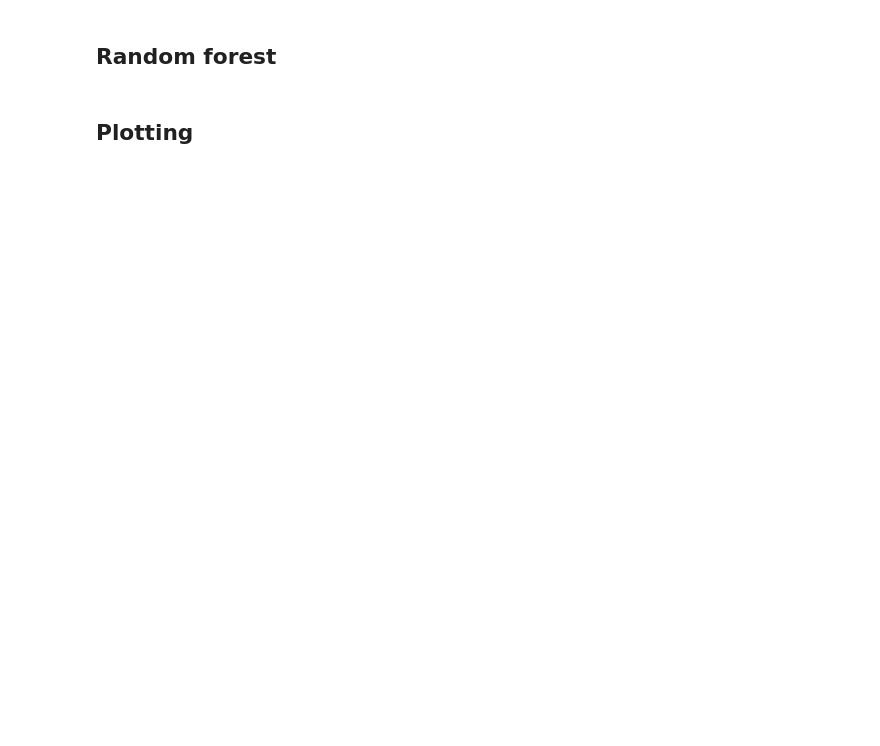
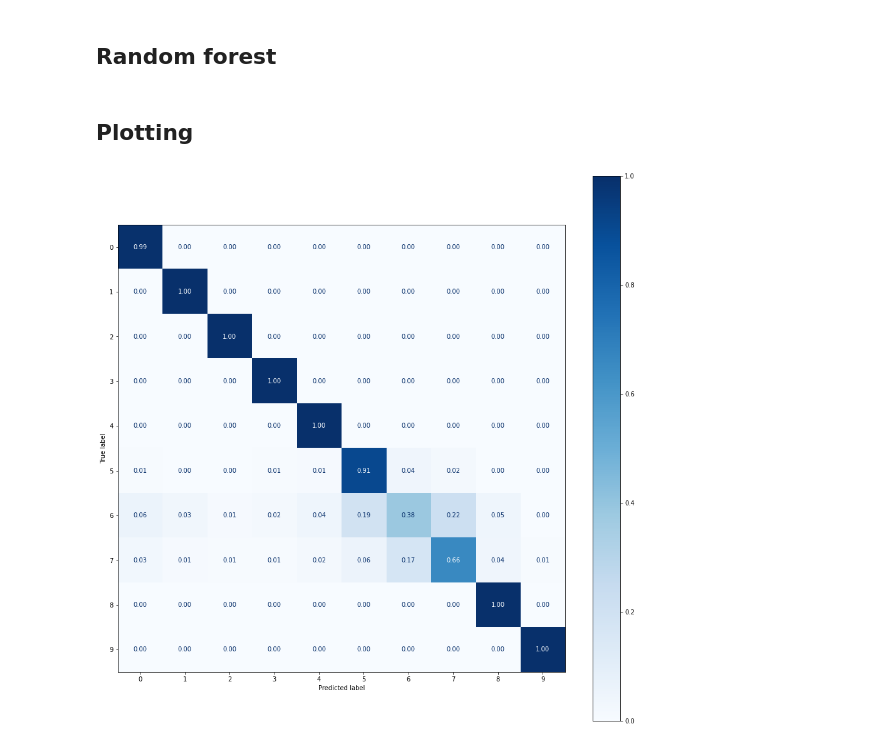
Before and after one commit to jakhac/song-popularity, a Jupyter notebook: src/training/music_features.ipynb, the cells around one changed output. Drawn from its saved outputs; the diff is of its cells as text; code cells hidden in the pictures; blank space fills up the shorter version.

Commit message:
Confusion matrix, delete create_plots, requirements updated

```diff
--- a/src/training/music_features.ipynb
+++ b/src/training/music_features.ipynb
@@ -162,3 +174,11 @@ plt.show()
+# %%
+# Confusion matrix
+fig, cax = plt.subplots(figsize=(16, 16)) # subplot for larger size
+plot_confusion_matrix(estimator=dt_clf, X=X_test, y_true=y_test, cmap=plt.cm.Blues,normalize="true",values_format=".2f",ax=cax)
+
+plt.show()
+# %% [output]
+[figure, added]
 # %%
 import src.training.postprocessing as pp
 
```
Also changed, not shown: parts of 5 cells of this notebook, 2 other files.
